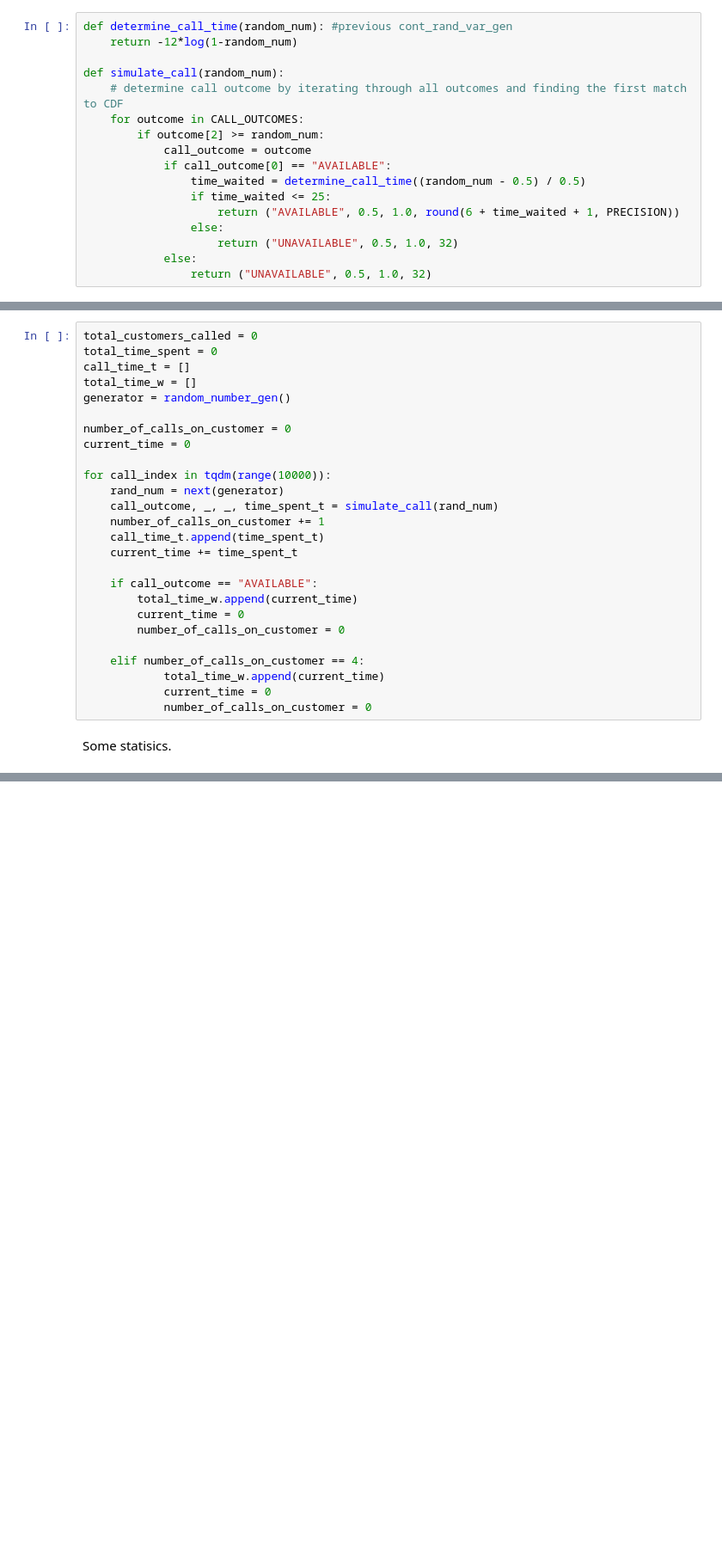
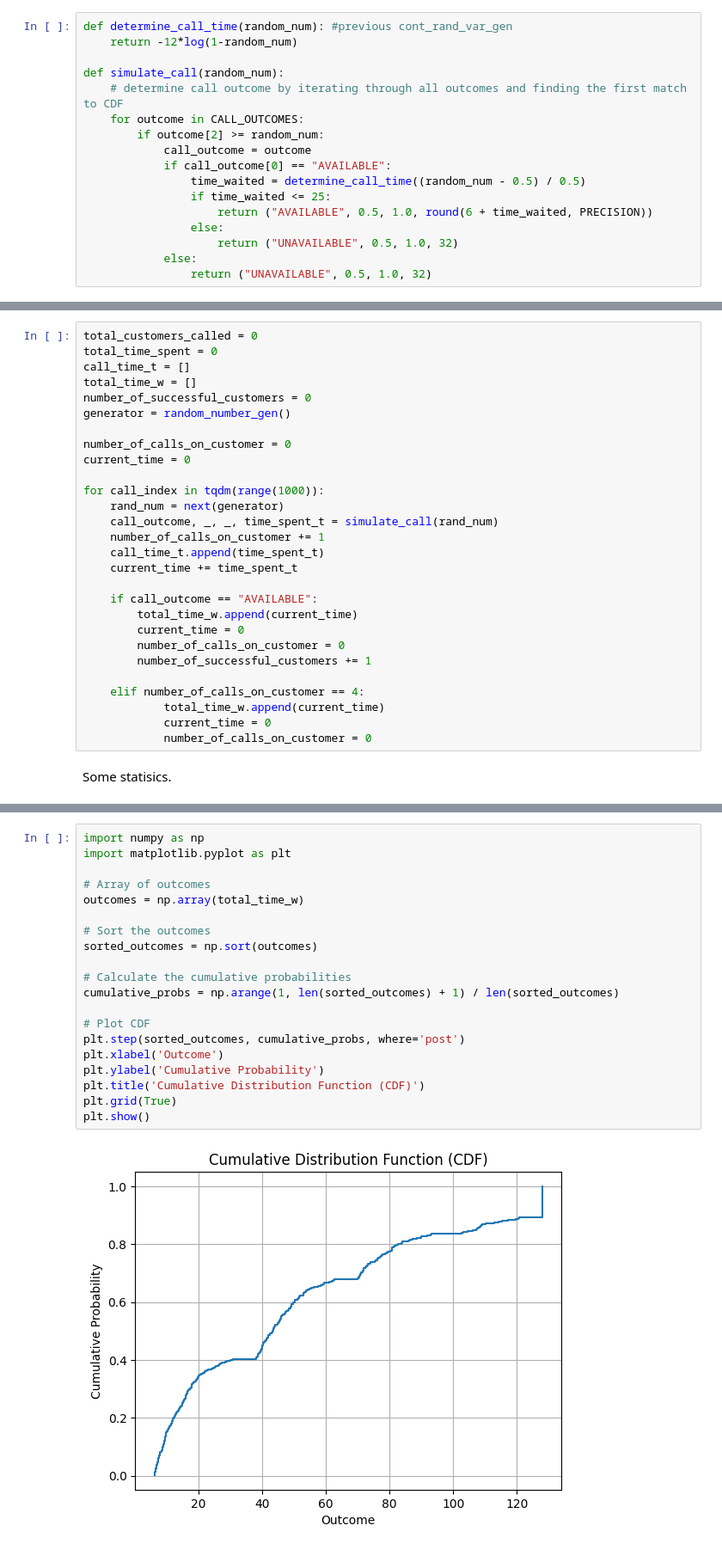
Before and after one commit to asatpathy314/apma-3100-montecarlo-simulation, a Jupyter notebook: main.ipynb, the cells around one changed output, grey strips where cells are left out. Shown: that part at 86% size. Saved outputs shown, nothing was run; the diff lists cells and outputs as text; blank space fills up the shorter version.

```diff
--- a/main.ipynb
+++ b/main.ipynb
@@ -29,7 +41,7 @@ def simulate_call(random_num):
             if call_outcome[0] == "AVAILABLE":
                 time_waited = determine_call_time((random_num - 0.5) / 0.5)
                 if time_waited <= 25:
-                    return ("AVAILABLE", 0.5, 1.0, round(6 + time_waited + 1, PRECISION))
+                    return ("AVAILABLE", 0.5, 1.0, round(6 + time_waited, PRECISION))
                 else:
                     return ("UNAVAILABLE", 0.5, 1.0, 32)
             else:
@@ -41,12 +53,13 @@ total_customers_called = 0
 total_time_spent = 0
 call_time_t = []
 total_time_w = []
+number_of_successful_customers = 0
 generator = random_number_gen()
 
 number_of_calls_on_customer = 0
 current_time = 0
 
-for call_index in tqdm(range(10000)):
+for call_index in tqdm(range(1000)):
     rand_num = next(generator)
     call_outcome, _, _, time_spent_t = simulate_call(rand_num)
     number_of_calls_on_customer += 1
@@ -57,6 +70,7 @@ for call_index in tqdm(range(10000)):
         total_time_w.append(current_time)
         current_time = 0
         number_of_calls_on_customer = 0
+        number_of_successful_customers += 1
 
     elif number_of_calls_on_customer == 4:
             total_time_w.append(current_time)
@@ -77,0 +170,22 @@ Average number of calls per customer : 2.06612
+# %%
+import numpy as np
+import matplotlib.pyplot as plt
+
+# Array of outcomes
+outcomes = np.array(total_time_w)
+
+# Sort the outcomes
+sorted_outcomes = np.sort(outcomes)
+
+# Calculate the cumulative probabilities
+cumulative_probs = np.arange(1, len(sorted_outcomes) + 1) / len(sorted_outcomes)
+
+# Plot CDF
+plt.step(sorted_outcomes, cumulative_probs, where='post')
+plt.xlabel('Outcome')
+plt.ylabel('Cumulative Probability')
+plt.title('Cumulative Distribution Function (CDF)')
+plt.grid(True)
+plt.show()
+# %% [output]
+[figure, added]
```
Also changed, not shown: parts of 6 cells of this notebook, 1 other file.
